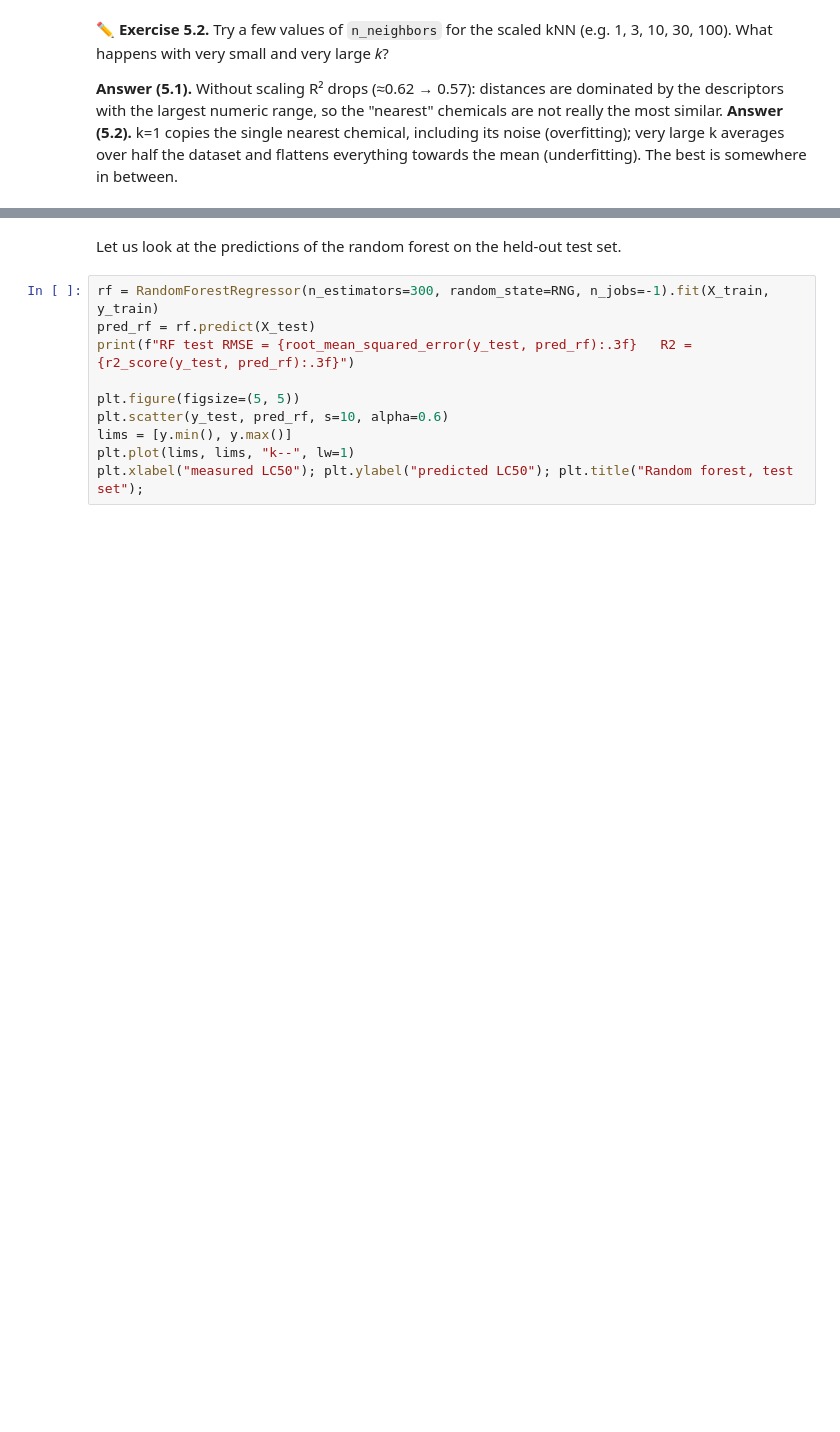
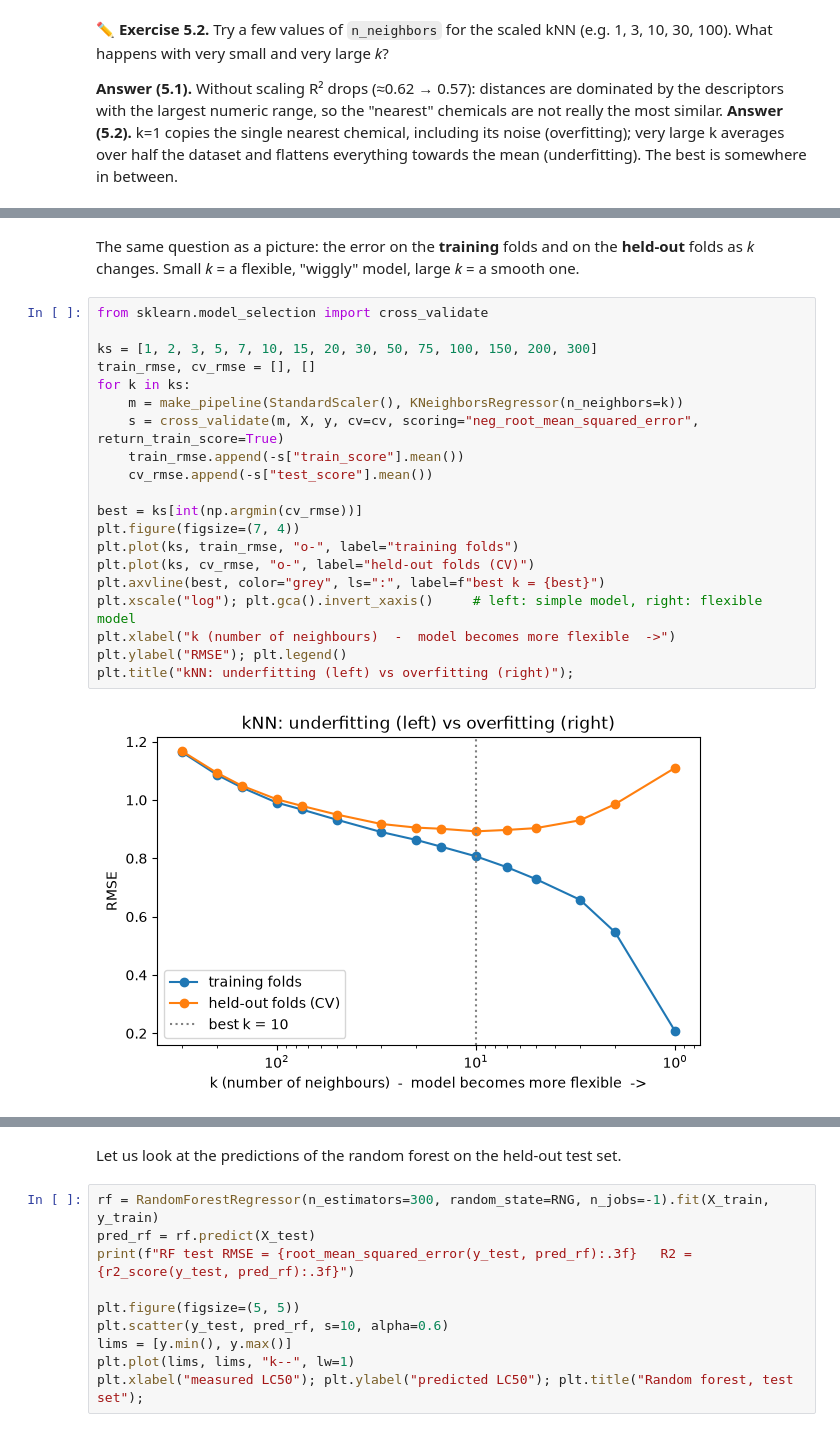
Before and after one commit to giorginolab/AI-qbio-classes, a Jupyter notebook: course/t01_toxicity_qsar.ipynb, the cells around one changed output, grey strips where cells are left out. Cells and saved outputs as stored; diff of their text form; blank space fills up the shorter version.

```diff
--- a/course/t01_toxicity_qsar.ipynb
+++ b/course/t01_toxicity_qsar.ipynb
@@ -286,0 +507,25 @@ for k in [1, 3, 10, 30, 100]:
+# %% [markdown]
+The same question as a picture: the error on the **training** folds and on the **held-out** folds
+as *k* changes. Small *k* = a flexible, "wiggly" model, large *k* = a smooth one.
+# %%
+from sklearn.model_selection import cross_validate
+
+ks = [1, 2, 3, 5, 7, 10, 15, 20, 30, 50, 75, 100, 150, 200, 300]
+train_rmse, cv_rmse = [], []
+for k in ks:
+    m = make_pipeline(StandardScaler(), KNeighborsRegressor(n_neighbors=k))
+    s = cross_validate(m, X, y, cv=cv, scoring="neg_root_mean_squared_error", return_train_score=True)
+    train_rmse.append(-s["train_score"].mean())
+    cv_rmse.append(-s["test_score"].mean())
+
+best = ks[int(np.argmin(cv_rmse))]
+plt.figure(figsize=(7, 4))
+plt.plot(ks, train_rmse, "o-", label="training folds")
+plt.plot(ks, cv_rmse, "o-", label="held-out folds (CV)")
+plt.axvline(best, color="grey", ls=":", label=f"best k = {best}")
+plt.xscale("log"); plt.gca().invert_xaxis()     # left: simple model, right: flexible model
+plt.xlabel("k (number of neighbours)  -  model becomes more flexible  ->")
+plt.ylabel("RMSE"); plt.legend()
+plt.title("kNN: underfitting (left) vs overfitting (right)");
+# %% [output]
+[figure, added]
```
Also changed, not shown: parts of 32 cells of this notebook, 1 other file.
